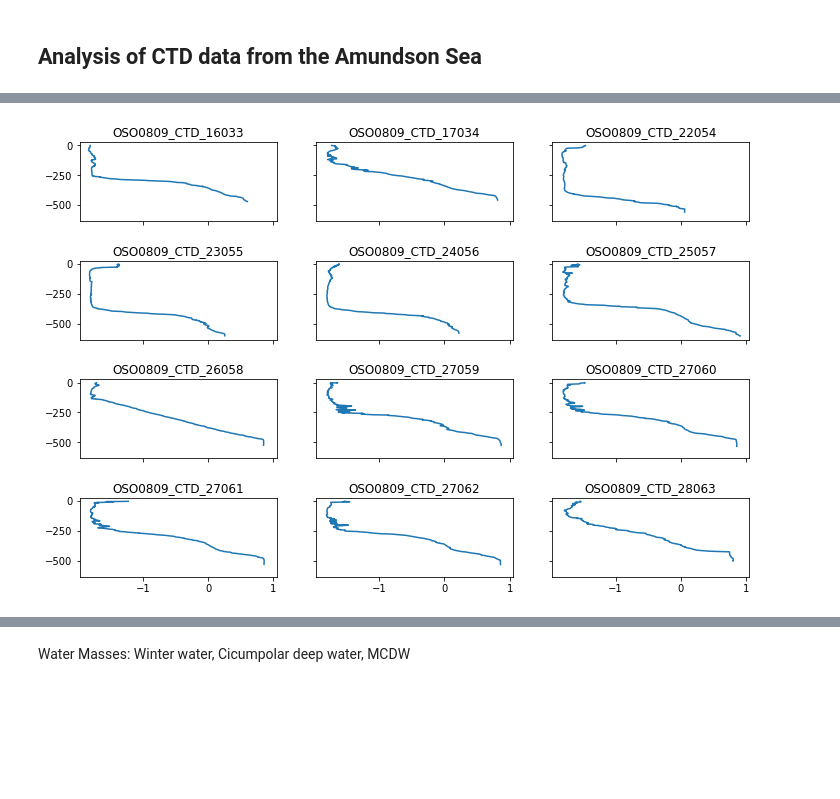
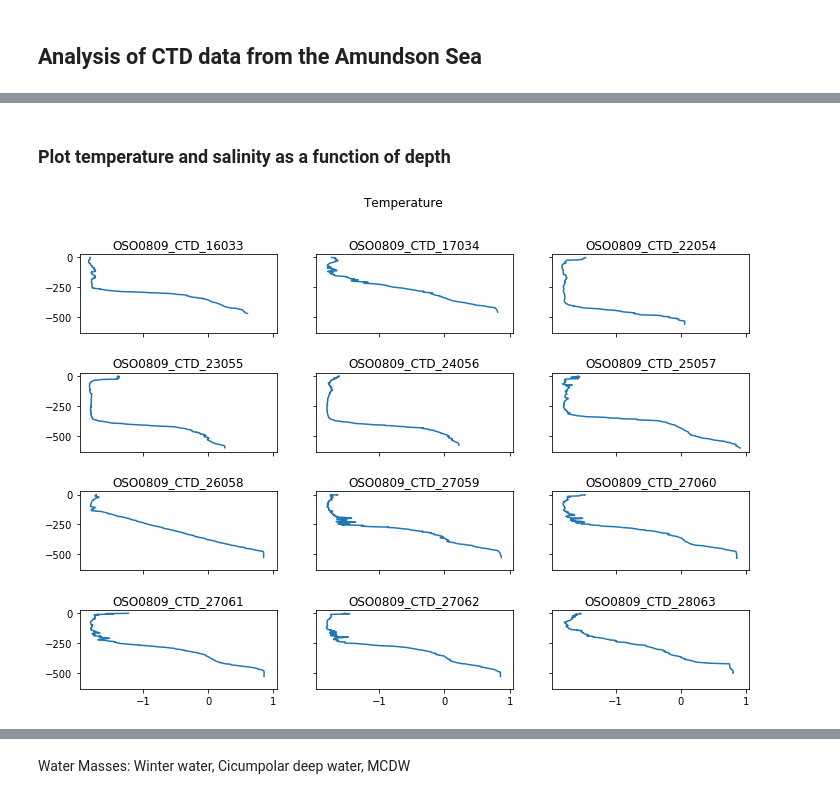
Before and after one commit to isgiddy/oc4920_code, a Jupyter notebook: Week1_Exercise2.ipynb, the cells around one changed output, grey strips where cells are left out. Saved outputs shown, nothing was run; the diff lists cells and outputs as text; code cells hidden in the pictures; blank space fills up the shorter version.

```diff
--- a/Week1_Exercise2.ipynb
+++ b/Week1_Exercise2.ipynb
@@ -47,12 +32,15 @@ grouped=df.groupby('ctd')
+# %% [markdown]
+### Plot temperature and salinity as a function of depth
 # %%
+grouped=df.groupby('ctd')
 fig,ax=plt.subplots(4,3,figsize=[12,8],gridspec_kw=dict(hspace=0.5),sharex=True,sharey=True)
-
+fig.suptitle('Temperature')
 targets=zip(ax.flatten(),grouped.groups.keys())
 for i, (axe, key) in enumerate(targets):
     axe.plot(grouped.get_group(key)['Temp'],grouped.get_group(key)['pres']*-1)
     axe.set_title('{0}'.format(key))
     axe.invert_yaxis()
 # %% [output]
-[figure, old version]
+[figure, new version]
 # %%
 fig,ax=plt.subplots(4,3,figsize=[12,8],gridspec_kw=dict(hspace=0.5),sharey=True,sharex=True)
```
Also changed, not shown: parts of 50 cells of this notebook.
